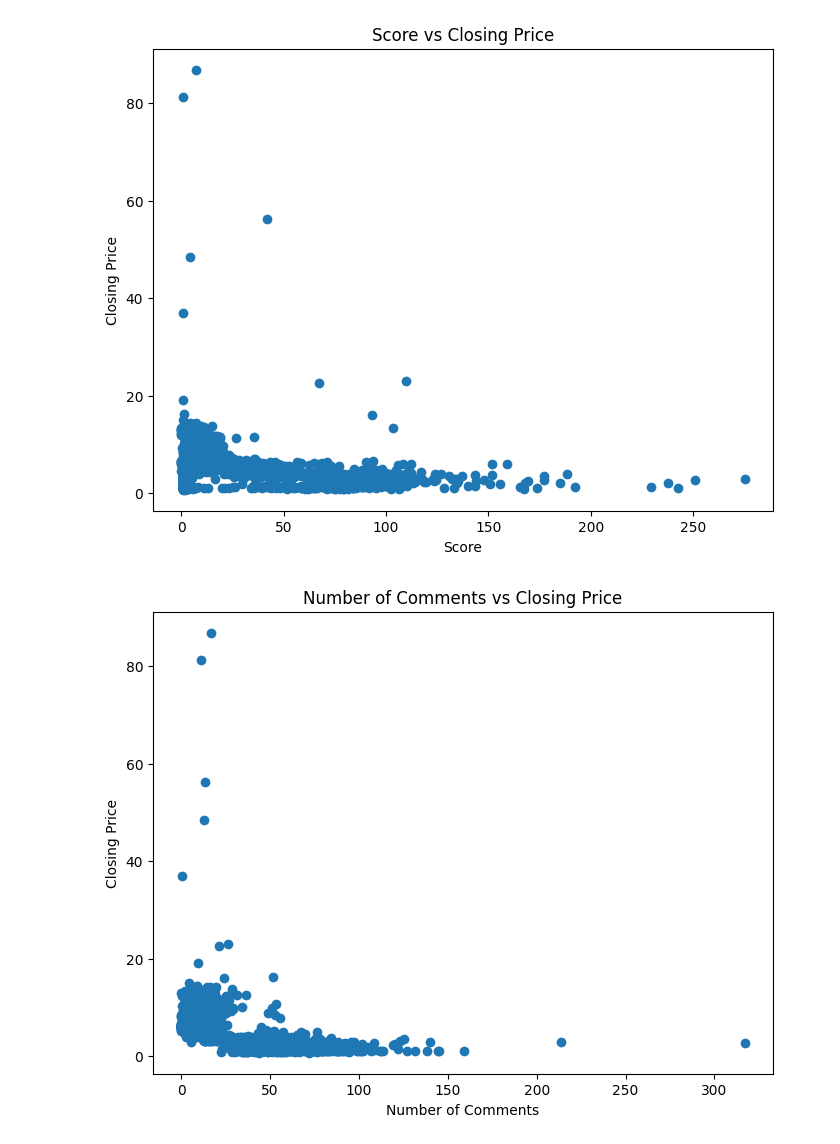
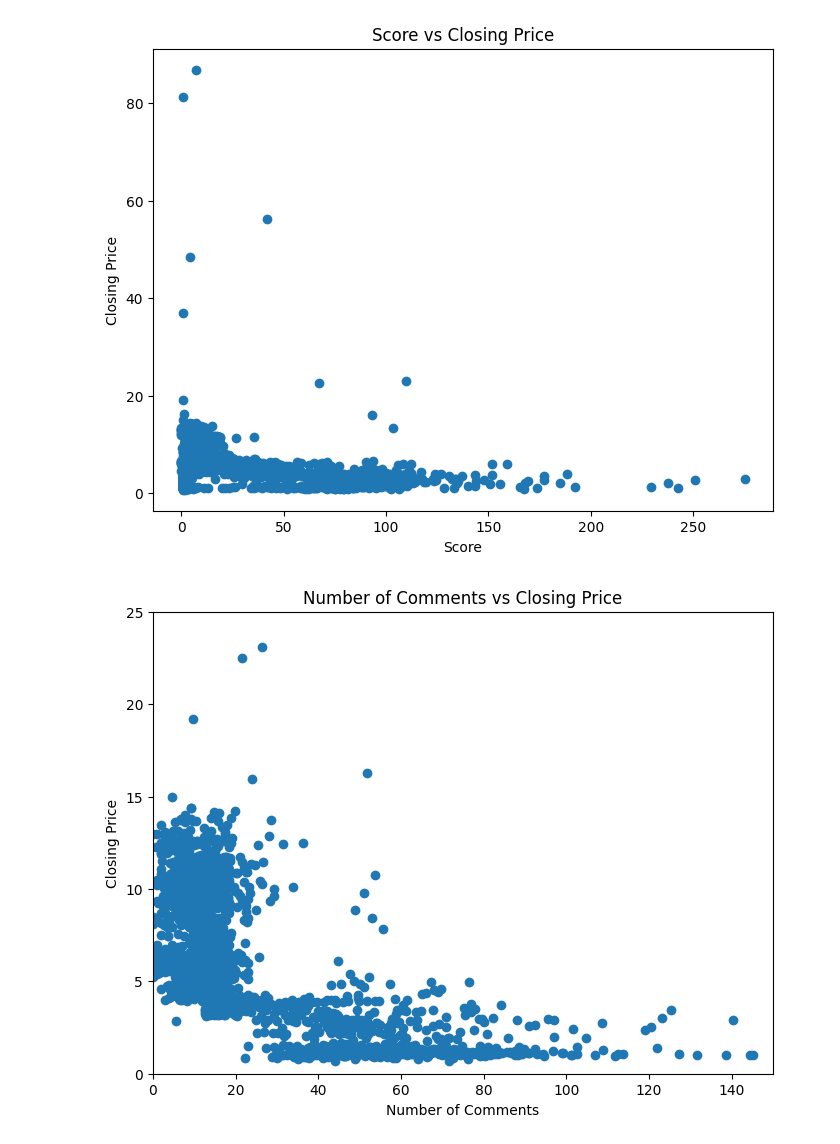
Before and after one commit to JKelly423/SqueezeNet, a Jupyter notebook: src/visuals.ipynb, the cells around one changed output. Drawn from its saved outputs; the diff is of its cells as text; code cells hidden in the pictures.

```diff
--- a/src/visuals.ipynb
+++ b/src/visuals.ipynb
@@ -28,6 +29,9 @@ dataPlug.mergedDF = dataPlug.mergedDF.drop('title', axis=1)
 # Might need to keep this, not sure yet
 timestamp_info = dataPlug.mergedDF['timestamp']
 dataPlug.mergedDF = dataPlug.mergedDF.drop('timestamp', axis=1)
+
+#Add a new column in mergedDF that shows the price change daily
+dataPlug.uneditedDF['Price_Change'] = dataPlug.uneditedDF['Close'] - dataPlug.uneditedDF['Open']
 # %%
 print('dataPlug.uneditedDF')
 display(dataPlug.uneditedDF)
@@ -131,9 +150,11 @@ plt.show()
 # %%
 plt.figure(figsize = (8,6))
 plt.scatter(x = dataPlug.mergedDF['num_comments'], y = dataPlug.mergedDF['Close'] )
 plt.xlabel("Number of Comments")
-plt.ylabel("Closing Price")
+plt.ylabel("Closing Price ($)")
 plt.title("Number of Comments vs Closing Price")
+plt.xlim(0,150)
+plt.ylim(0,25)
 plt.show()
 # %% [output]
-[figure, old version]
+[figure, new version]
```
Also changed, not shown: parts of 11 cells of this notebook.
